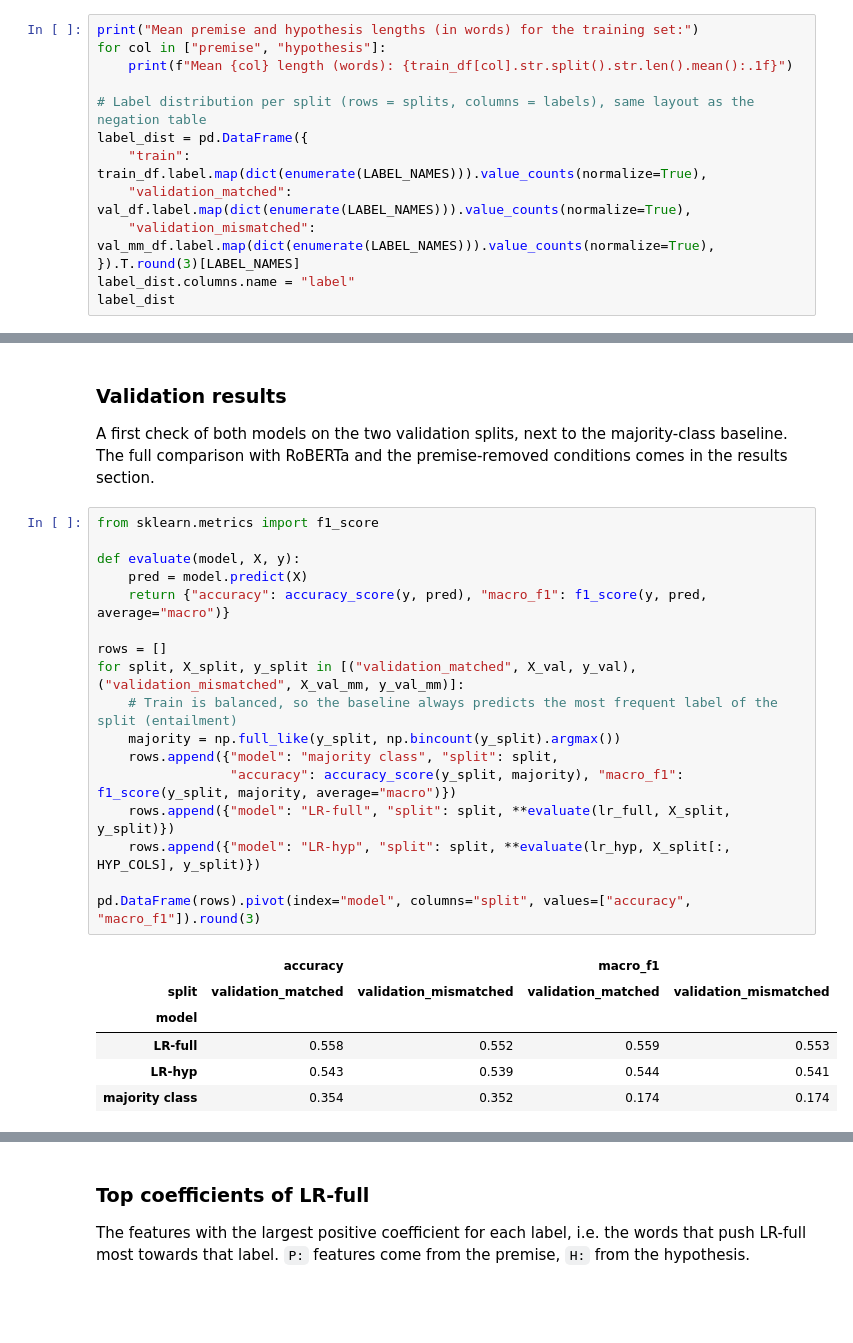
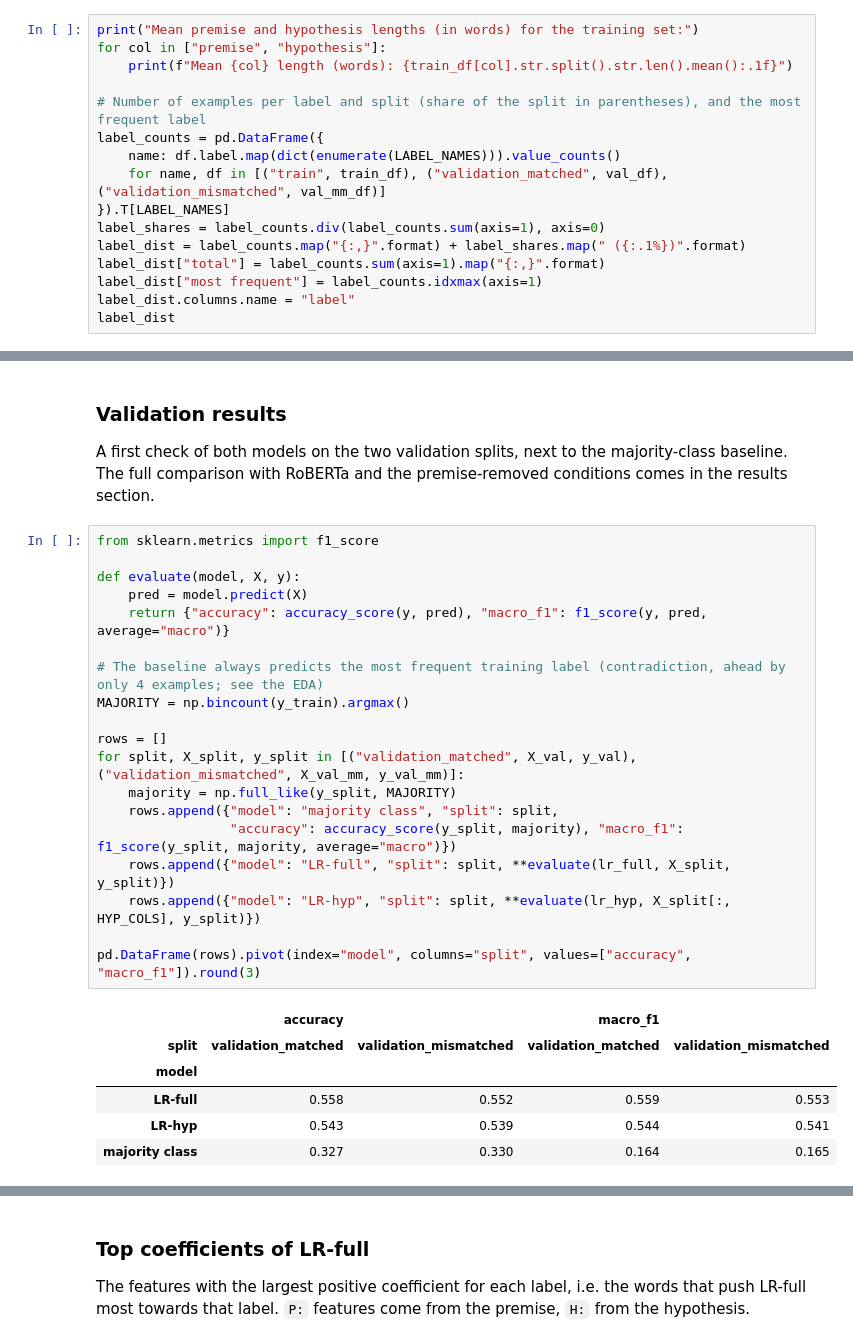
Before and after one commit to malinhauglandh/nli-project-tdt13, a Jupyter notebook: nli_shortcuts.ipynb, the cells around one changed output, grey strips where cells are left out. Cells and saved outputs as stored; diff of their text form; blank space fills up the shorter version.

```diff
--- a/nli_shortcuts.ipynb
+++ b/nli_shortcuts.ipynb
@@ -149,12 +149,15 @@ print("Mean premise and hypothesis lengths (in words) for the training set:")
 for col in ["premise", "hypothesis"]:
     print(f"Mean {col} length (words): {train_df[col].str.split().str.len().mean():.1f}")
 
-# Label distribution per split (rows = splits, columns = labels), same layout as the negation table
-label_dist = pd.DataFrame({
-    "train": train_df.label.map(dict(enumerate(LABEL_NAMES))).value_counts(normalize=True),
-    "validation_matched": val_df.label.map(dict(enumerate(LABEL_NAMES))).value_counts(normalize=True),
-    "validation_mismatched": val_mm_df.label.map(dict(enumerate(LABEL_NAMES))).value_counts(normalize=True),
-}).T.round(3)[LABEL_NAMES]
+# Number of examples per label and split (share of the split in parentheses), and the most frequent label
+label_counts = pd.DataFrame({
+    name: df.label.map(dict(enumerate(LABEL_NAMES))).value_counts()
+    for name, df in [("train", train_df), ("validation_matched", val_df), ("validation_mismatched", val_mm_df)]
+}).T[LABEL_NAMES]
+label_shares = label_counts.div(label_counts.sum(axis=1), axis=0)
+label_dist = label_counts.map("{:,}".format) + label_shares.map(" ({:.1%})".format)
+label_dist["total"] = label_counts.sum(axis=1).map("{:,}".format)
+label_dist["most frequent"] = label_counts.idxmax(axis=1)
 label_dist.columns.name = "label"
 label_dist
 # %% [output]
@@ -481,27 +484,29 @@ A first check of both models on the two validation splits, next to the majority-
 # %%
 from sklearn.metrics import f1_score
 
 def evaluate(model, X, y):
     pred = model.predict(X)
     return {"accuracy": accuracy_score(y, pred), "macro_f1": f1_score(y, pred, average="macro")}
 
+# The baseline always predicts the most frequent training label (contradiction, ahead by only 4 examples; see the EDA)
+MAJORITY = np.bincount(y_train).argmax()
+
 rows = []
 for split, X_split, y_split in [("validation_matched", X_val, y_val), ("validation_mismatched", X_val_mm, y_val_mm)]:
-    # Train is balanced, so the baseline always predicts the most frequent label of the split (entailment)
-    majority = np.full_like(y_split, np.bincount(y_split).argmax())
+    majority = np.full_like(y_split, MAJORITY)
     rows.append({"model": "majority class", "split": split,
                  "accuracy": accuracy_score(y_split, majority), "macro_f1": f1_score(y_split, majority, average="macro")})
     rows.append({"model": "LR-full", "split": split, **evaluate(lr_full, X_split, y_split)})
     rows.append({"model": "LR-hyp", "split": split, **evaluate(lr_hyp, X_split[:, HYP_COLS], y_split)})
 
 pd.DataFrame(rows).pivot(index="model", columns="split", values=["accuracy", "macro_f1"]).round(3)
 # %% [output]
 |  | accuracy |  | macro_f1 |  |
 | split | validation_matched | validation_mismatched | validation_matched | validation_mismatched |
 | model |  |  |  |  |
 | LR-full | 0.558 | 0.552 | 0.559 | 0.553 |
 | LR-hyp | 0.543 | 0.539 | 0.544 | 0.541 |
-| majority class | 0.354 | 0.352 | 0.174 | 0.174 |
+| majority class | 0.327 | 0.330 | 0.164 | 0.165 |
 # %% [markdown]
 **Interpretation.**
 
```
Also changed, not shown: parts of 5 cells of this notebook, 1 other file.
